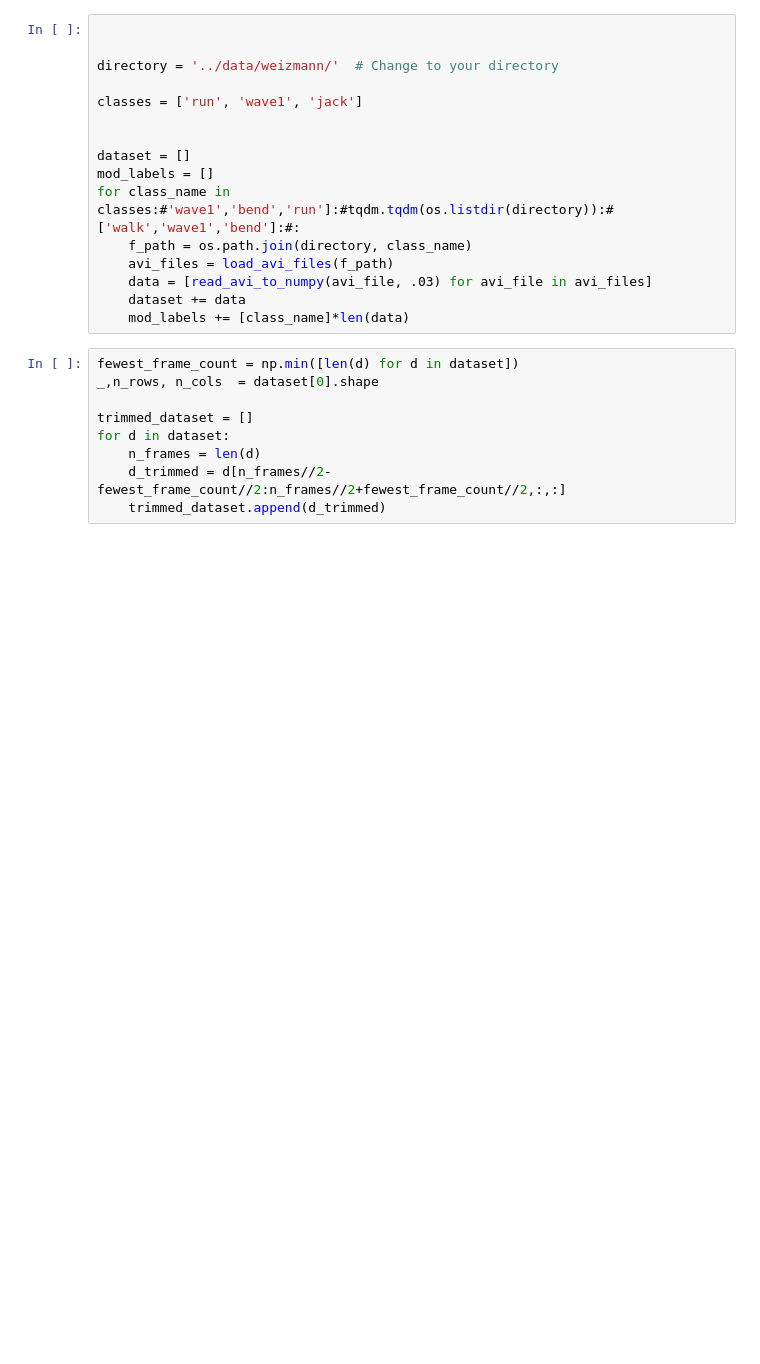
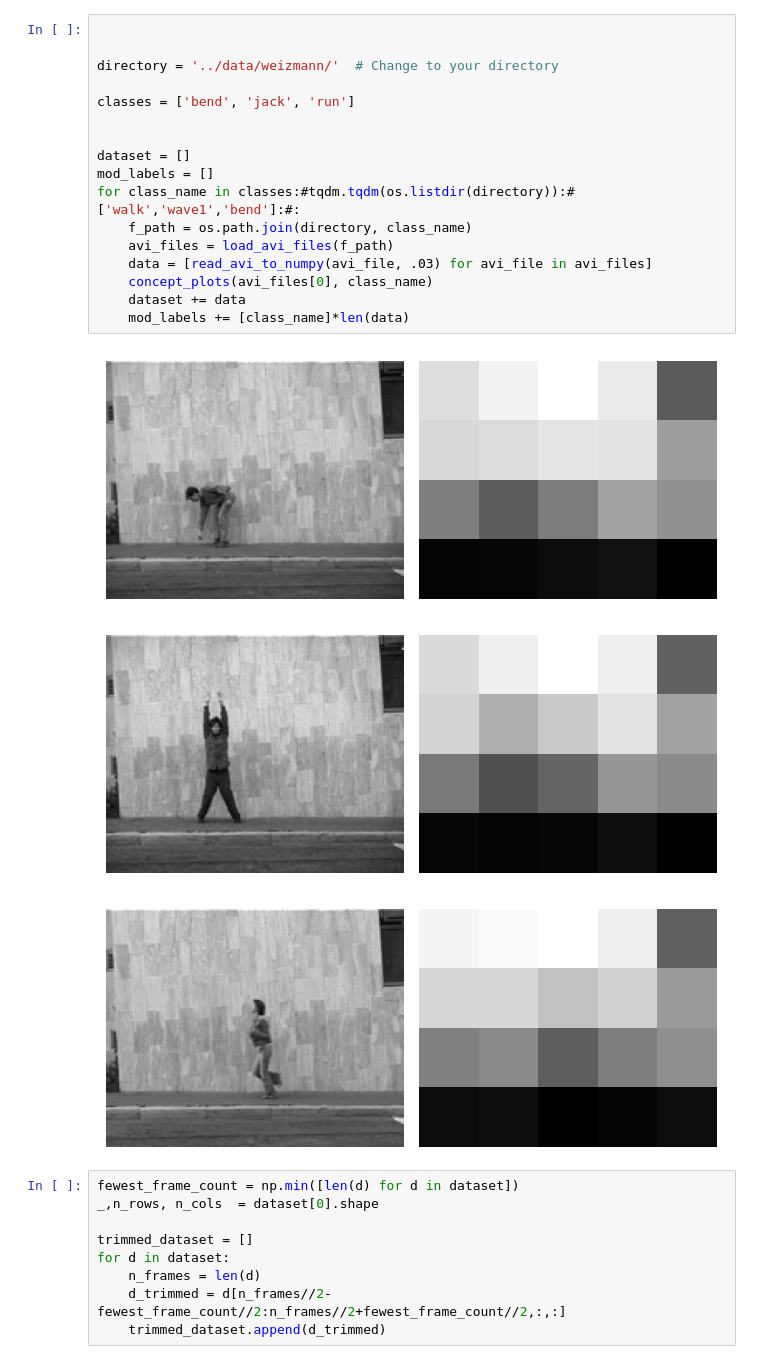
Before and after one commit to tolgabirdal/FlagManifoldsV3, a Jupyter notebook: python/weiszmann.ipynb, the cells around one changed output. Saved outputs shown, nothing was run; the diff lists cells and outputs as text; blank space fills up the shorter version.

```diff
--- a/python/weiszmann.ipynb
+++ b/python/weiszmann.ipynb
@@ -69,19 +119,24 @@ def evaluate_knn(data_train, data_test, y_train, y_test, k_values):
 # %%
 
 
 directory = '../data/weizmann/'  # Change to your directory
 
-classes = ['run', 'wave1', 'jack']
+classes = ['bend', 'jack', 'run']
 
 
 dataset = []
 mod_labels = []
-for class_name in classes:#'wave1','bend','run']:#tqdm.tqdm(os.listdir(directory)):#['walk','wave1','bend']:#:
+for class_name in classes:#tqdm.tqdm(os.listdir(directory)):#['walk','wave1','bend']:#:
     f_path = os.path.join(directory, class_name)
     avi_files = load_avi_files(f_path)
     data = [read_avi_to_numpy(avi_file, .03) for avi_file in avi_files]
+    concept_plots(avi_files[0], class_name)
     dataset += data
     mod_labels += [class_name]*len(data)
+# %% [output]
+[figure, added]
+[figure, added]
+[figure, added]
 # %%
 fewest_frame_count = np.min([len(d) for d in dataset])
 _,n_rows, n_cols  = dataset[0].shape
```
Also changed, not shown: parts of 11 cells of this notebook, 2 other files.
